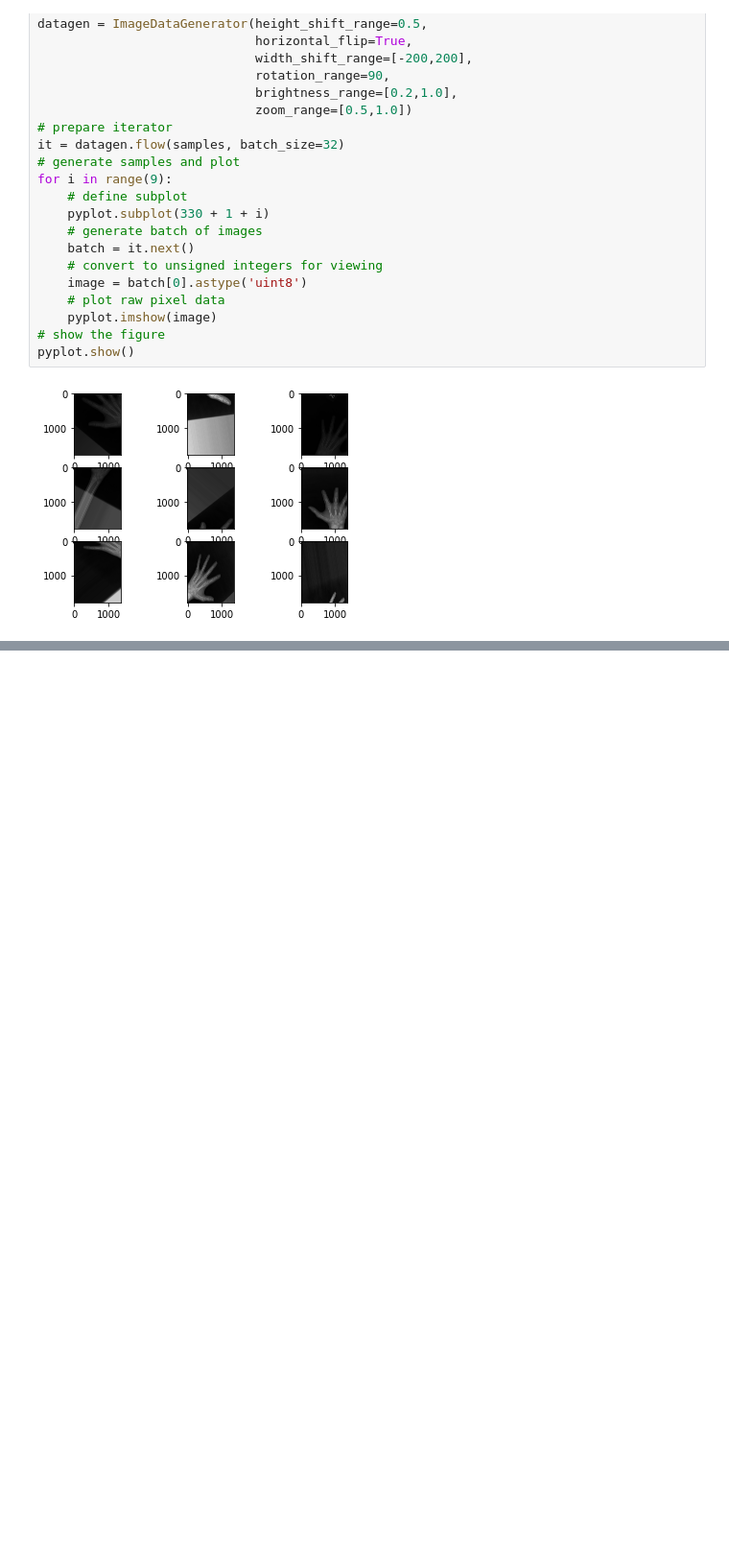
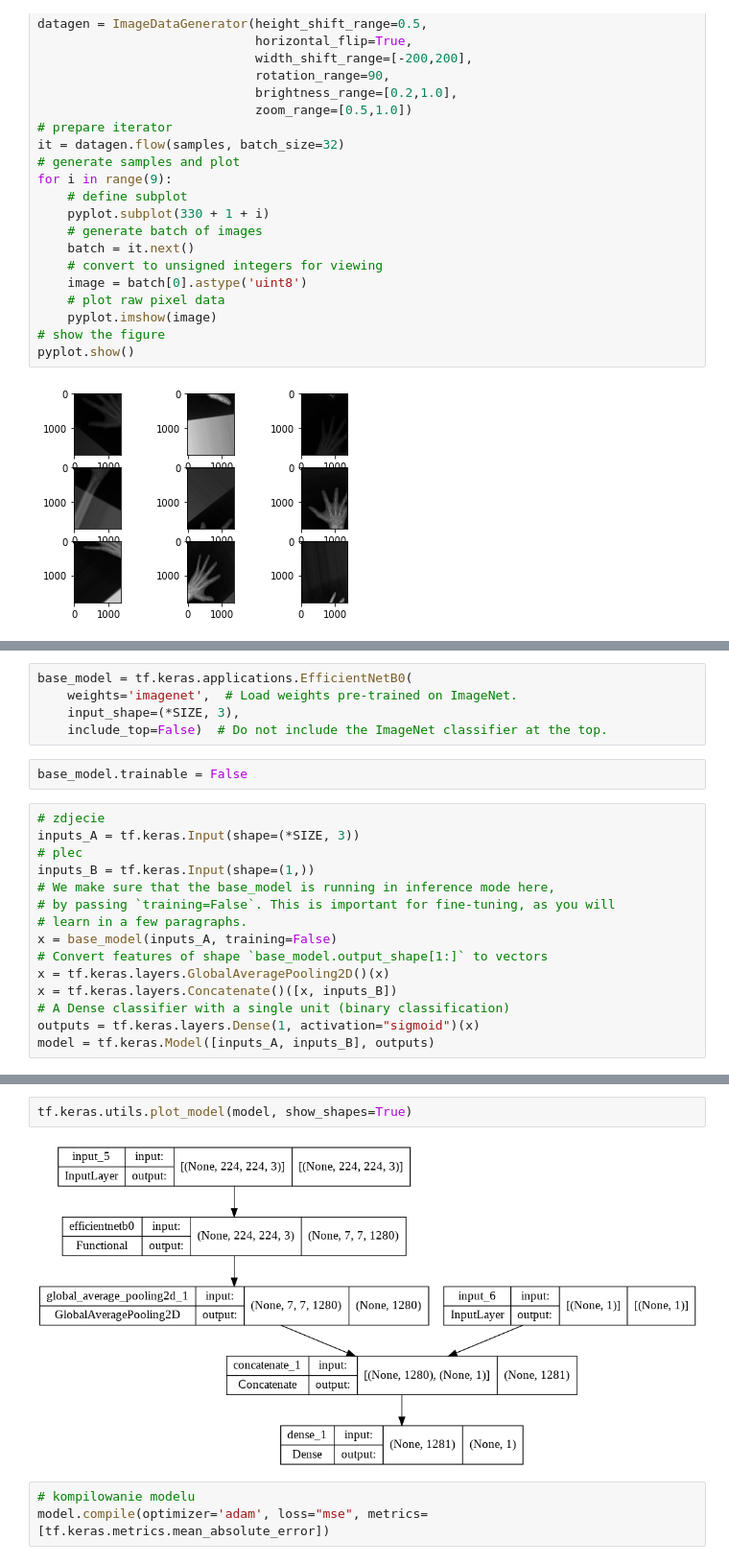
Before and after one commit to LuckyLuke147/age_recognition, a Jupyter notebook: Zdjęcia_RTG_dłoni_|_Sieci_konwolucyjne.ipynb, the cells around one changed output, grey strips where cells are left out. Shown: that part at 96% size. Cells and saved outputs as stored; diff of their text form; blank space fills up the shorter version.

```diff
--- a/Zdjęcia_RTG_dłoni_|_Sieci_konwolucyjne.ipynb
+++ b/Zdjęcia_RTG_dłoni_|_Sieci_konwolucyjne.ipynb
@@ -182,0 +193,22 @@ pyplot.show()
+# %%
+base_model = tf.keras.applications.EfficientNetB0(
+    weights='imagenet',  # Load weights pre-trained on ImageNet.
+    input_shape=(*SIZE, 3),
+    include_top=False)  # Do not include the ImageNet classifier at the top.
+# %%
+base_model.trainable = False
+# %%
+# zdjecie
+inputs_A = tf.keras.Input(shape=(*SIZE, 3))
+# plec
+inputs_B = tf.keras.Input(shape=(1,))
+# We make sure that the base_model is running in inference mode here,
+# by passing `training=False`. This is important for fine-tuning, as you will
+# learn in a few paragraphs.
+x = base_model(inputs_A, training=False)
+# Convert features of shape `base_model.output_shape[1:]` to vectors
+x = tf.keras.layers.GlobalAveragePooling2D()(x)
+x = tf.keras.layers.Concatenate()([x, inputs_B])
+# A Dense classifier with a single unit (binary classification)
+outputs = tf.keras.layers.Dense(1, activation="sigmoid")(x)
+model = tf.keras.Model([inputs_A, inputs_B], outputs)
@@ -182,0 +235,7 @@ pyplot.show()
+# %%
+tf.keras.utils.plot_model(model, show_shapes=True)
+# %% [output]
+[figure, added]
+# %%
+# kompilowanie modelu
+model.compile(optimizer='adam', loss="mse", metrics=[tf.keras.metrics.mean_absolute_error])
```
Also changed, not shown: parts of 12 cells of this notebook.
